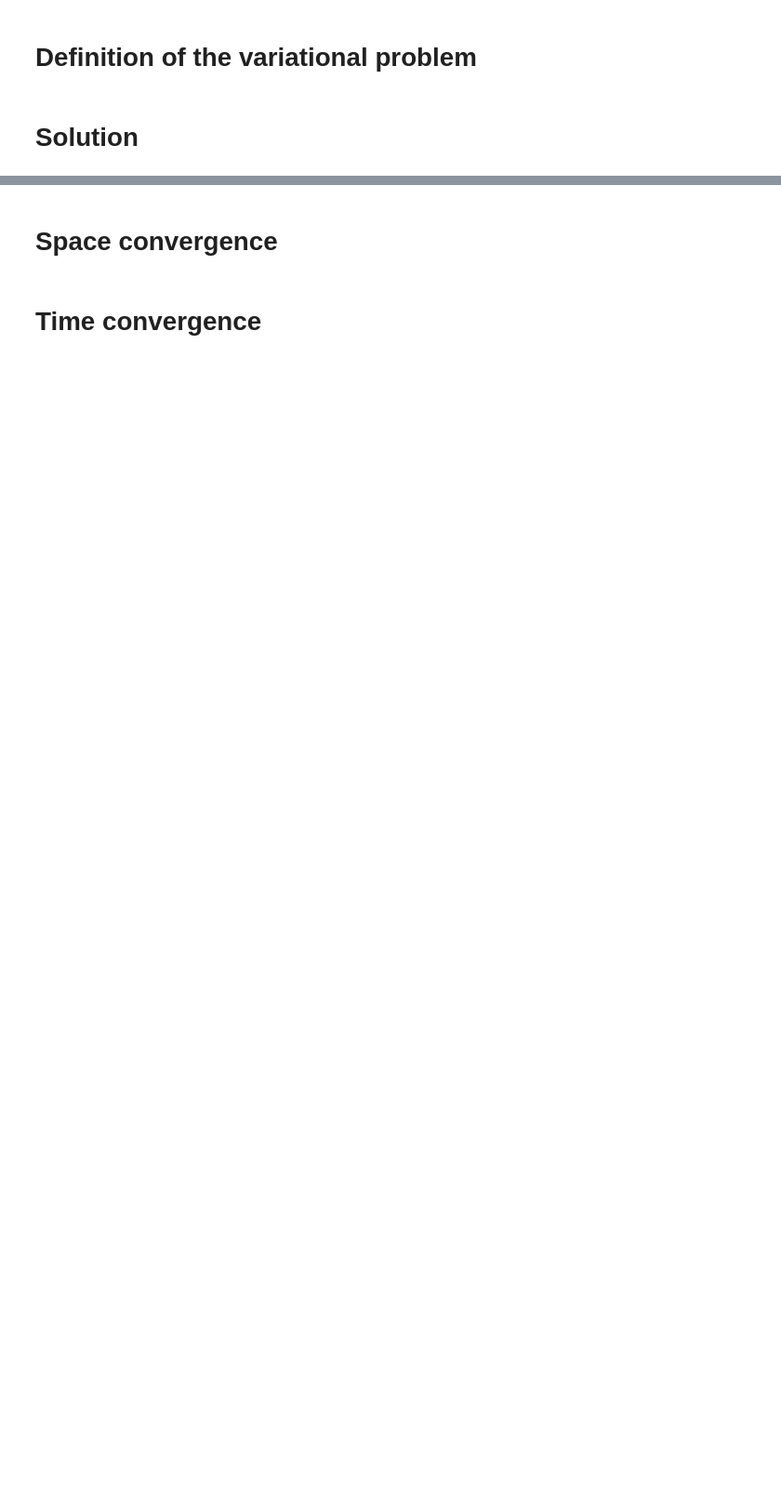
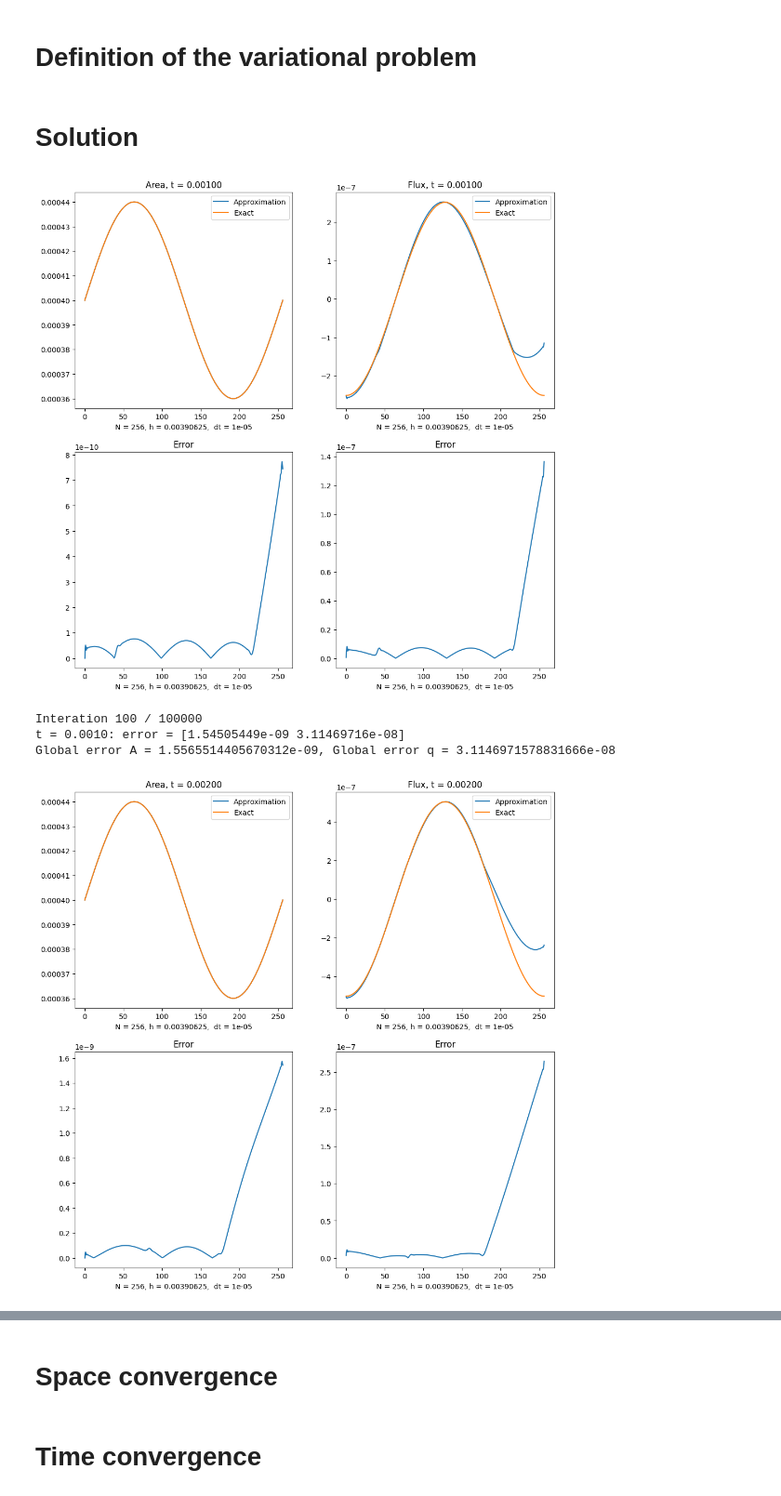
Before and after one commit to Riky2014/Tesi, a Jupyter notebook: 1d_hemo_solver.ipynb, the cells around one changed output, grey strips where cells are left out. Shown at 93% size. Saved outputs shown, nothing was run; the diff lists cells and outputs as text; code cells hidden in the pictures; blank space fills up the shorter version.

```diff
--- a/1d_hemo_solver.ipynb
+++ b/1d_hemo_solver.ipynb
@@ -152,10 +150,10 @@ df_dt_n = project(df_dt, V)
 # Functions
 # %%
 def H(A, q):
-  return as_tensor([[0, 1], [K_tilde / (2 * rho * A0) * A ** 0.5 - (q / A) ** 2, 2 * q / A]])
+  return as_tensor([[0, 1], [K_tilde / (2 * rho * A0 ** 0.5) * A ** 0.5 - (q / A) ** 2, 2 * q / A]])
 
 def F(A, q):
-  return as_vector([q, K_tilde / (3 * rho * A0) * A ** 1.5 - K_tilde / (3 * rho) * A0 + q ** 2 / A])
+  return as_vector([q, K_tilde / (3 * rho * A0 ** 0.5) * A ** 1.5 - K_tilde / (3 * rho) * A0 + q ** 2 / A])
 
 def B(A, q):
   return as_vector([0, k_r * q / A])
@@ -170,7 +168,7 @@ def U(A, q):
   return np.array([A, q])
 
 def H_vec(A, q):
-  return np.array([[0, 1], [K_tilde / (2 * rho * A0) * A ** 0.5 - (q / A) ** 2, 2 * q / A]])
+  return np.array([[0, 1], [K_tilde / (2 * rho * A0 ** 0.5) * A ** 0.5 - (q / A) ** 2, 2 * q / A]])
 
 def B_vec(A, q):
   return np.array([0, k_r * q / A])
@@ -179,7 +177,7 @@ def S_vec(A, q):
   return np.array([0, k_r * q / A])
 
 def c_alpha(A, q, alpha = 1):
-  return (K_tilde / (2 * rho * A0) * A ** 0.5 + (q / A) ** 2 * alpha * (alpha - 1)) ** 0.5
+  return (K_tilde / (2 * rho * A0 ** 0.5) * A ** 0.5 + (q / A) ** 2 * alpha * (alpha - 1)) ** 0.5
 
 def l1(A, q, alpha = 1):
   return np.array([c_alpha(A, q, alpha) - alpha * q / A, 1.])
@@ -189,7 +187,7 @@ def l2(A, q, alpha = 1):
 
 def CC(A, q, u_der, x):
   du_dz = project(u_der, V_der)(x)
-  return U(A, q) - dt * H_vec(A, q) @ du_dz - dt * B_vec(A, q) + dt * f([x, x, x])
+  return U(A, q) - dt * H_vec(A, q) @ du_dz - dt * B_vec(A, q) # + dt * f([x, x, x])
 # %%
 def inlet_bc(A, q, u_der, x):
 
@@ -252,21 +250,20 @@ def plot_solution():
 # Initial guess and boundary conditions
 # %%
 # Define initial guess
-# A0 = 4e-4
+A0 = 4e-4
+q0 = 0
+uh_old = interpolate(Expression(('A_tilde + a_tilde * sin(2 * pi / L * x[0])', 'q0'), degree = 1, A_tilde = A_tilde, a_tilde = a_tilde, L = L, q0 = q0), V)
+
+# A0 = 1
 # q0 = 0
-# uh_old = interpolate(Expression(('A_tilde + a_tilde * sin(2 * pi / L * x[0])', 'q0'), degree = 1, A_tilde = A_tilde, a_tilde = a_tilde, L = L, q0 = q0), V)
-
-A0 = 1
-q0 = 0
-uh_old = interpolate(Expression(('A0', 'q0'), degree = 1, A0 = A0, q0 = q0), V)
+#uh_old = interpolate(Expression(('A0', 'q0'), degree = 1, A0 = A0, q0 = q0), V)
 Ah_old, qh_old = uh_old.split()
 # %%
 # Boundary condition
 inlet = 'near(x[0], 0)'
 outlet = 'near(x[0], 1)'
-t = 0
-A_inlet = 1 + t
-#A_inlet = A0
+#A_inlet = 1 + t
+A_inlet = A0
 q_inlet = inlet_bc(Ah_old, qh_old, uh_old.dx(0), x_left)
 A_outlet, q_outlet = outlet_bc(Ah_old, qh_old, uh_old.dx(0), x_right)
 print(f'A inlet = {A_inlet}, q inlet = {q_inlet}')
@@ -345,32 +342,38 @@ for n in tqdm(range(round(num_steps))):
   Ah, qh = uh.split(deepcopy = True)
 
   A_ex = interpolate(A_exact, V_ex.sub(0).collapse())
   q_ex = interpolate(q_exact, V_ex.sub(1).collapse())
   #q_zero_mean.assign(qh)
   #q_zero_mean.vector()[:] -= assemble(qh*dx)/assemble(1*dx(domain=mesh))
   error = np.array([errornorm(Ah, A_ex, 'L2'), errornorm(qh, q_ex, 'L2')])
 
   if error[0] > global_error_A:
     global_error_A = error[0]
 
   if error[1] > global_error_q:
     global_error_q = error[1]
 
   # Compute errors
-  if (i % 1 == 0):
+  if (i % 100 == 0):
     plot_solution()
     print(f'Interation {i} / {round(num_steps)}')
     print(f't = %.4f: error = {error}' % (t))
     print(f'Global error A = {global_error_A}, Global error q = {global_error_q}')
     print()
 
   # Update previous solution
   Ah_old.assign(Ah)
   qh_old.assign(qh)
 
-  A_inlet = 1 + t
+  #A_inlet = 1 + t
   q_inlet = inlet_bc(Ah_old, qh_old, uh.dx(0), x_left)
   A_outlet, q_outlet = outlet_bc(Ah_old, qh_old, uh.dx(0), x_right)
   bc = update_bc(A_inlet, q_inlet, A_outlet, q_outlet)
 
 print(f'N = {N}, h = {h}, dt = {dt} : Global error A = {global_error_A}, Global error q = {global_error_q}')
+# %% [output]
+[figure, added]
+Interation 100 / 100000
+t = 0.0010: error = [1.54505449e-09 3.11469716e-08]
+Global error A = 1.5565514405670312e-09, Global error q = 3.1146971578831666e-08
+[figure, added]
```
Also changed, not shown: parts of 4 cells of this notebook.
